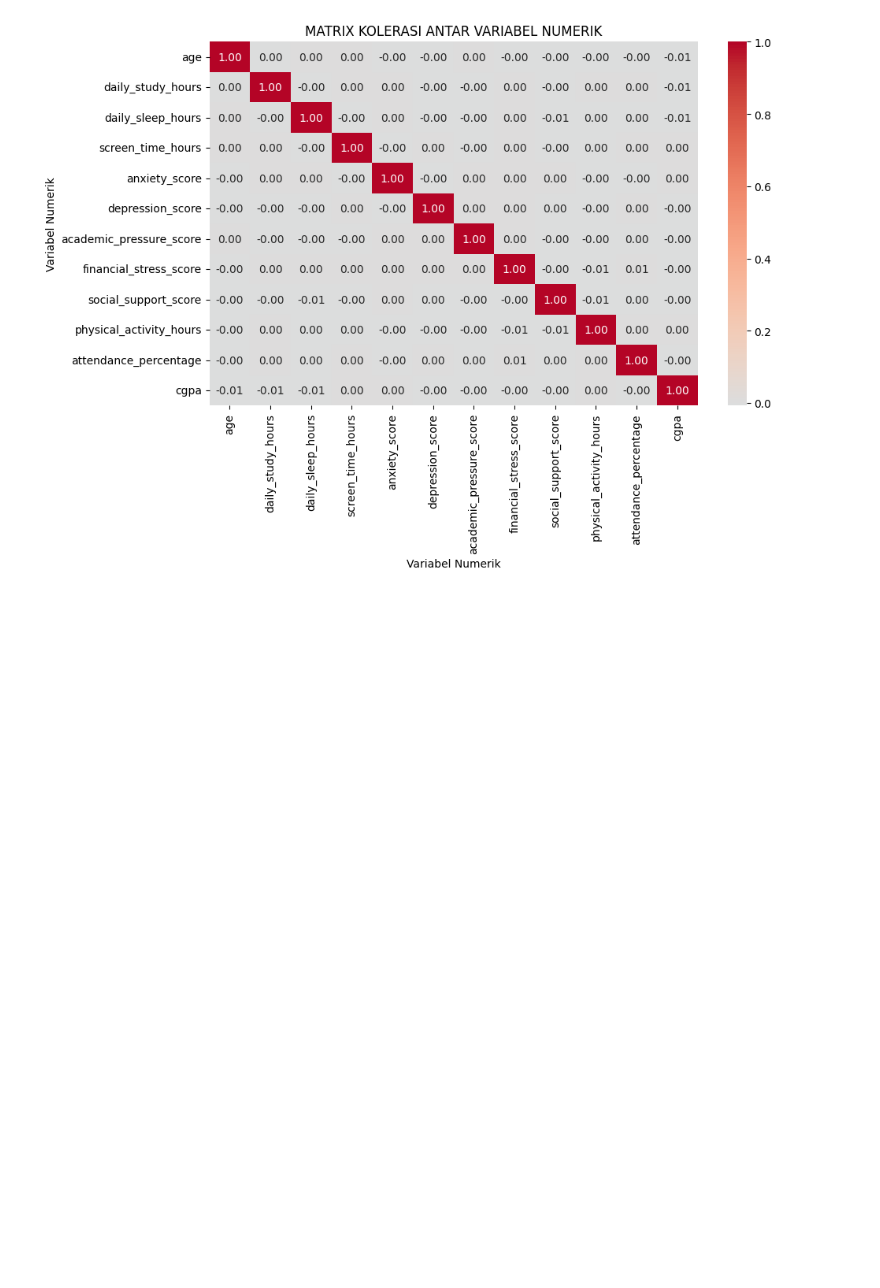
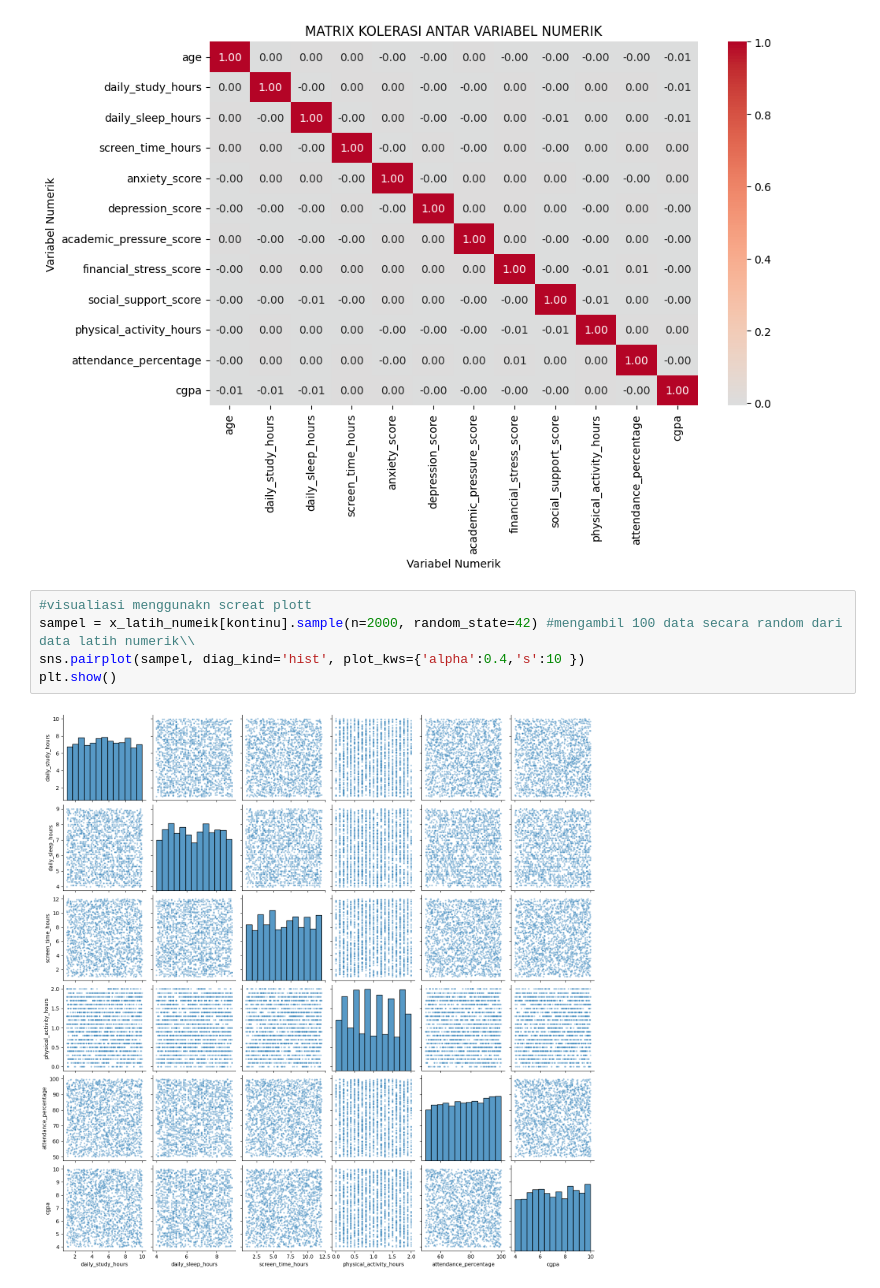
Before and after one commit to wen24-collab/MODEL-MACHINE-LEARNING-CLASSIFIICATION-TINGGKLAT-BRANOUT-SISWA-DAN-ORANG-DEWASA, a Jupyter notebook: prediksi_kelulusan.ipynb, the cells around one changed output. Saved outputs shown, nothing was run; the diff lists cells and outputs as text; blank space fills up the shorter version.

```diff
--- a/prediksi_kelulusan.ipynb
+++ b/prediksi_kelulusan.ipynb
@@ -597,3 +597,10 @@ plt.ylabel('Variabel Numerik')
 plt.show()
 # %% [output]
 [figure]
+# %%
+#visualiasi menggunakn screat plott
+sampel = x_latih_numeik[kontinu].sample(n=2000, random_state=42) #mengambil 100 data secara random dari data latih numerik\\
+sns.pairplot(sampel, diag_kind='hist', plot_kws={'alpha':0.4,'s':10 })
+plt.show()
+# %% [output]
+[figure, added]
```
Also changed, not shown: parts of 1 cell of this notebook.
